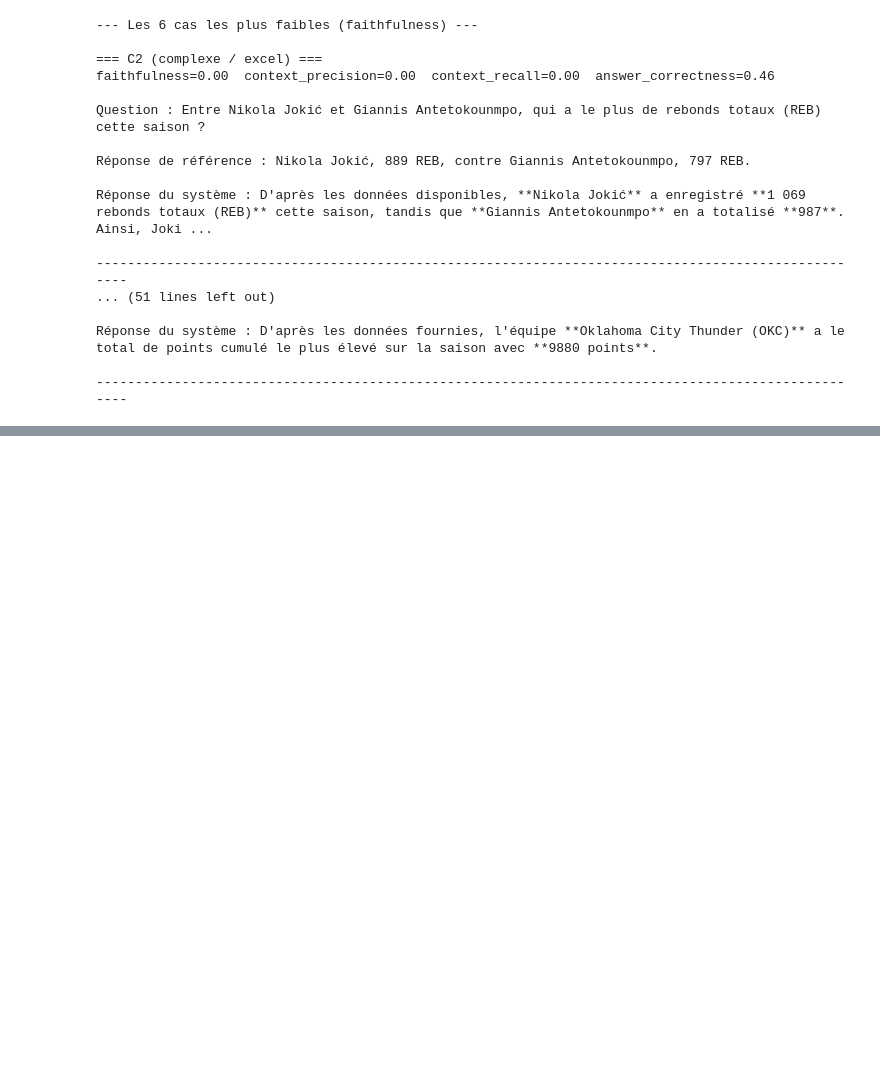
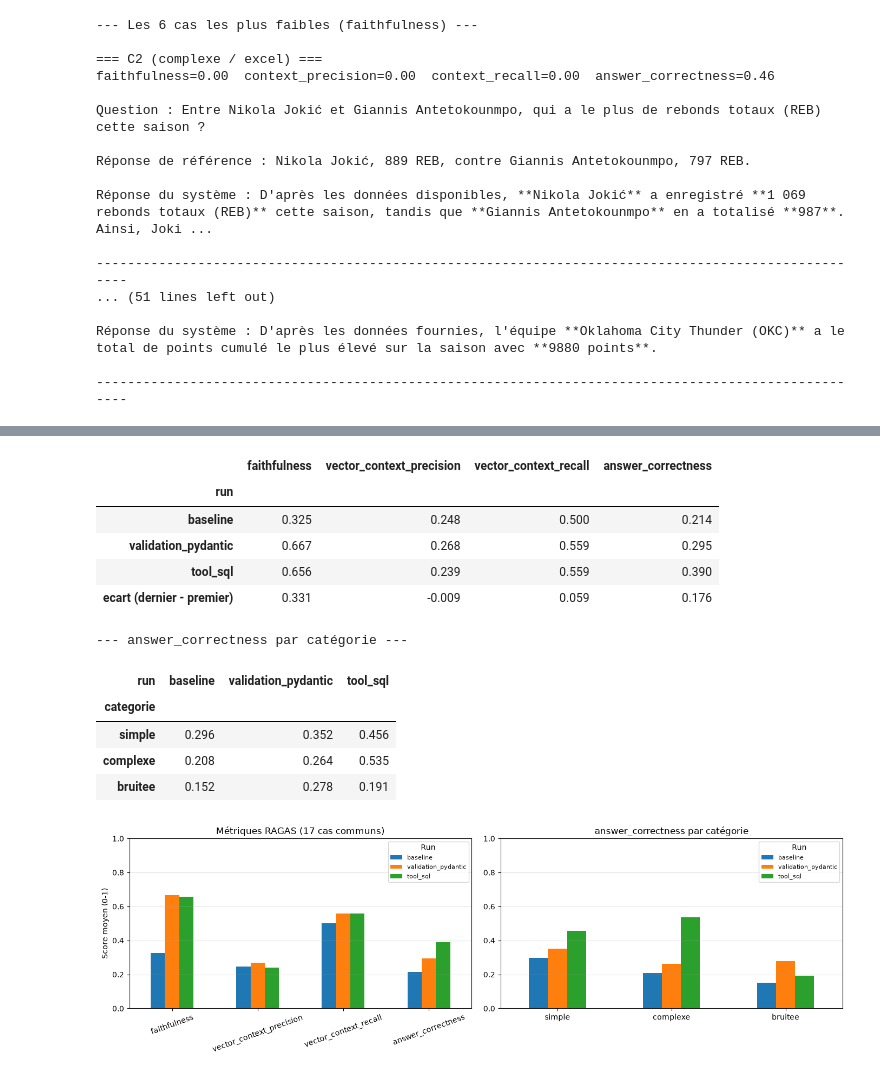
Before and after one commit to FaizaKh93/Projet10_mission, a Jupyter notebook: eval/analyze_results.ipynb, the cells around one changed output, grey strips where cells are left out. Cells and saved outputs as stored; diff of their text form; code cells hidden in the pictures; blank space fills up the shorter version.

```diff
--- a/eval/analyze_results.ipynb
+++ b/eval/analyze_results.ipynb
@@ -367,0 +412,57 @@ Comparaison sur les **17 cas communs** (S6 a échoué côté juge sur une limite
+# %%
+dispo = [r for r in RUNS if r in runs]
+
+if len(dispo) < 2:
+    print("Comparaison impossible : il faut au moins deux runs dans results/.")
+else:
+    df_all = pd.concat([runs[r].assign(run=r) for r in dispo], ignore_index=True)
+    notes = df_all.dropna(subset=METRICS)
+    cas_communs = set.intersection(*(set(notes.loc[notes["run"] == r, "id"]) for r in dispo))
+
+    # Deux raisons distinctes d'être hors comparaison, à ne surtout pas confondre :
+    # un cas ajouté au testset après coup n'est pas un échec de mesure.
+    presents = {r: set(runs[r]["id"]) for r in dispo}
+    absents = {i for i in set(df_all["id"]) if any(i not in presents[r] for r in dispo)}
+    echecs = set(df_all["id"]) - cas_communs - absents
+
+    print(f"Comparaison sur {len(cas_communs)} cas communs aux {len(dispo)} runs")
+    if absents:
+        print(f"  absents d'au moins un testset : {', '.join(sorted(absents))}")
+    if echecs:
+        print(f"  non notés (échec du juge)     : {', '.join(sorted(echecs))}")
+
+    comparaison = notes[notes["id"].isin(cas_communs)]
+
+    # Effectifs par catégorie : sans eux, une catégorie peut sembler meilleure
+    # simplement parce qu'un cas y manque.
+    print("\nEffectifs par catégorie :")
+    print(comparaison[comparaison["run"] == dispo[0]]["categorie"].value_counts().to_string())
+
+    tableau = comparaison.groupby("run")[METRICS].mean().reindex(dispo).round(3)
+    tableau = tableau.rename(columns=NOMS_AFFICHES)
+    tableau.loc["ecart (dernier - premier)"] = (tableau.iloc[-1] - tableau.iloc[0]).round(3)
+    print("\n--- Scores moyens par run ---")
+    display(tableau)
+
+    print("--- answer_correctness par catégorie ---")
+    par_cat = (
+        comparaison.pivot_table(index="categorie", columns="run", values="answer_correctness")
+        .reindex(ORDRE_CATEGORIES)[dispo]
+        .round(3)
+    )
+    display(par_cat)
+
+    fig, axes = plt.subplots(1, 2, figsize=(14, 4.5))
+    tableau.drop(index="ecart (dernier - premier)").T.plot(kind="bar", ax=axes[0], rot=20)
+    axes[0].set_title(f"Métriques RAGAS ({len(cas_communs)} cas communs)")
+    axes[0].set_ylabel("Score moyen (0-1)")
+    par_cat.plot(kind="bar", ax=axes[1], rot=0)
+    axes[1].set_title("answer_correctness par catégorie")
+    for ax in axes:
+        ax.set_ylim(0, 1)
+        ax.grid(axis="y", alpha=0.3)
+        ax.set_xlabel("")
+        ax.legend(title="Run", fontsize=8)
+    plt.tight_layout()
+    plt.show()
+# %% [output]
@@ -367,0 +480,13 @@ Comparaison sur les **17 cas communs** (S6 a échoué côté juge sur une limite
+|  | faithfulness | vector_context_precision | vector_context_recall | answer_correctness |
+| run |  |  |  |  |
+| baseline | 0.325 | 0.248 | 0.500 | 0.214 |
+| validation_pydantic | 0.667 | 0.268 | 0.559 | 0.295 |
+| tool_sql | 0.656 | 0.239 | 0.559 | 0.390 |
+| ecart (dernier - premier) | 0.331 | -0.009 | 0.059 | 0.176 |
+--- answer_correctness par catégorie ---
+| run | baseline | validation_pydantic | tool_sql |
+| categorie |  |  |  |
+| simple | 0.296 | 0.352 | 0.456 |
+| complexe | 0.208 | 0.264 | 0.535 |
+| bruitee | 0.152 | 0.278 | 0.191 |
+[figure, added]
```
Also changed, not shown: parts of 14 cells of this notebook, 5 other files.
